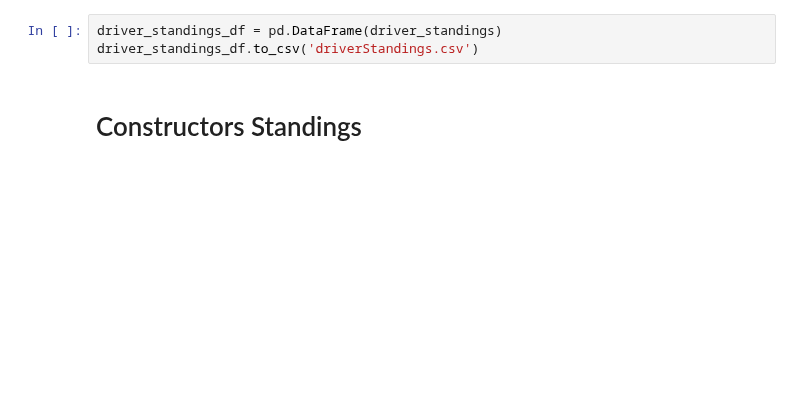
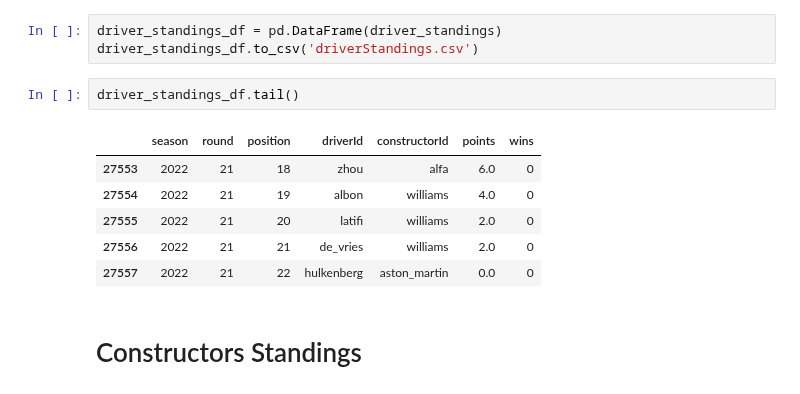
Before and after one commit to parthu007/Formula_One, a Jupyter notebook: Data Collection/Data Collection.ipynb, the cells around one changed output. Saved outputs shown, nothing was run; the diff lists cells and outputs as text; blank space fills up the shorter version.

```diff
--- a/Data Collection/Data Collection.ipynb
+++ b/Data Collection/Data Collection.ipynb
@@ -439,6 +402,15 @@ Results not available yet
 # %%
 driver_standings_df = pd.DataFrame(driver_standings)
 driver_standings_df.to_csv('driverStandings.csv')
+# %%
+driver_standings_df.tail()
+# %% [output]
+|  | season | round | position | driverId | constructorId | points | wins |
+| 27553 | 2022 | 21 | 18 | zhou | alfa | 6.0 | 0 |
+| 27554 | 2022 | 21 | 19 | albon | williams | 4.0 | 0 |
+| 27555 | 2022 | 21 | 20 | latifi | williams | 2.0 | 0 |
+| 27556 | 2022 | 21 | 21 | de_vries | williams | 2.0 | 0 |
+| 27557 | 2022 | 21 | 22 | hulkenberg | aston_martin | 0.0 | 0 |
 # %% [markdown]
 # Constructors Standings
 # %%
```
Also changed, not shown: parts of 7 cells of this notebook, 4 other files.
